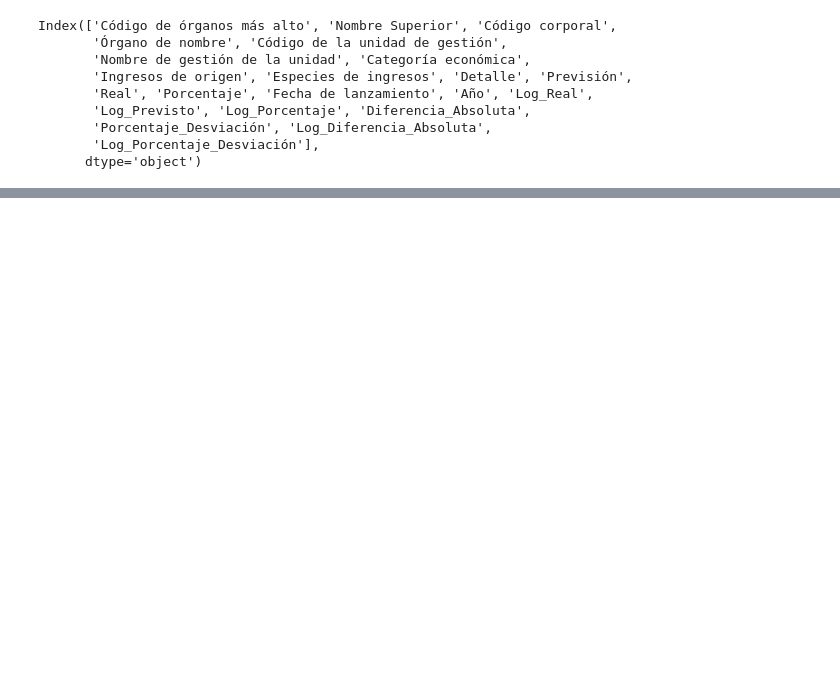
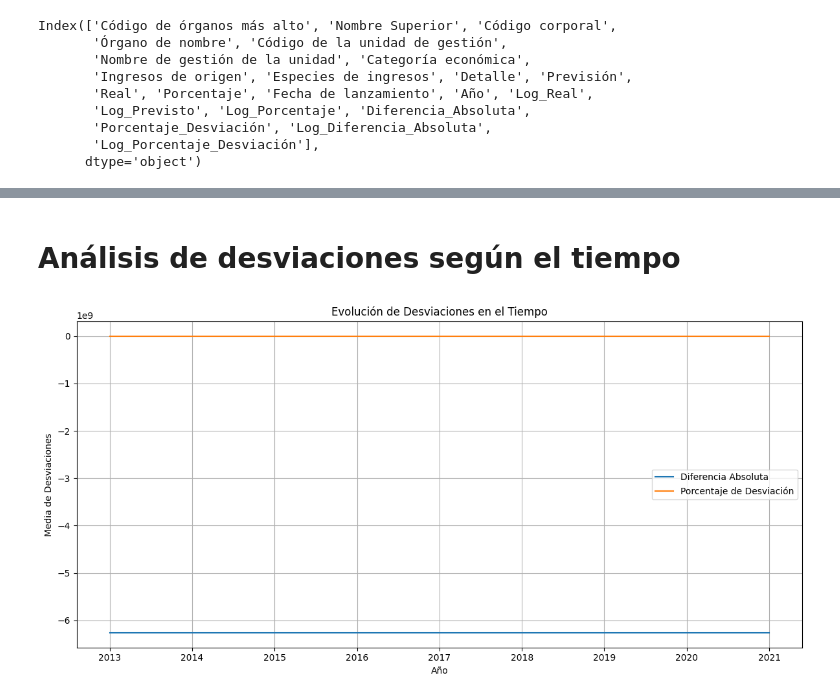
Before and after one commit to marta-ba/Proyecto2-Insights-Brasil, a Jupyter notebook: Proyecto_EDA_Brasil.ipynb, the cells around one changed output, grey strips where cells are left out. Cells and saved outputs as stored; diff of their text form; code cells hidden in the pictures; blank space fills up the shorter version.

Commit message:
termino análisis y readme

```diff
--- a/Proyecto_EDA_Brasil.ipynb
+++ b/Proyecto_EDA_Brasil.ipynb
@@ -891,0 +992,28 @@ Index(['Código de órganos más alto', 'Nombre Superior', 'Código corporal',
+# %% [markdown]
+# Análisis de desviaciones según el tiempo
+# %%
+# Resumen por año
+agrupado_tiempo = df.groupby('Año').agg({
+    'Diferencia_Absoluta': ['mean', 'median', 'std'],
+    'Porcentaje_Desviación': ['mean', 'median', 'std'],
+    'Previsión': 'sum',
+    'Real': 'sum'
+}).reset_index()
+
+# Renombrar columnas
+agrupado_tiempo.columns = ['Año',
+                           'Diferencia_Media', 'Diferencia_Mediana', 'Diferencia_Desviación',
+                           'Porcentaje_Media', 'Porcentaje_Mediana', 'Porcentaje_Desviación',
+                           'Previsión_Total', 'Real_Total']
+
+# Visualización: Evolución de las diferencias en el tiempo
+agrupado_tiempo.plot(x='Año', y=['Diferencia_Media', 'Porcentaje_Media'], kind='line', figsize=(12, 6))
+plt.title('Evolución de Desviaciones en el Tiempo')
+plt.ylabel('Media de Desviaciones')
+plt.xlabel('Año')
+plt.legend(['Diferencia Absoluta', 'Porcentaje de Desviación'])
+plt.grid(True)
+plt.tight_layout()
+plt.show()
+# %% [output]
+[figure, added]
```
Also changed, not shown: parts of 27 cells of this notebook, 2 other files.
